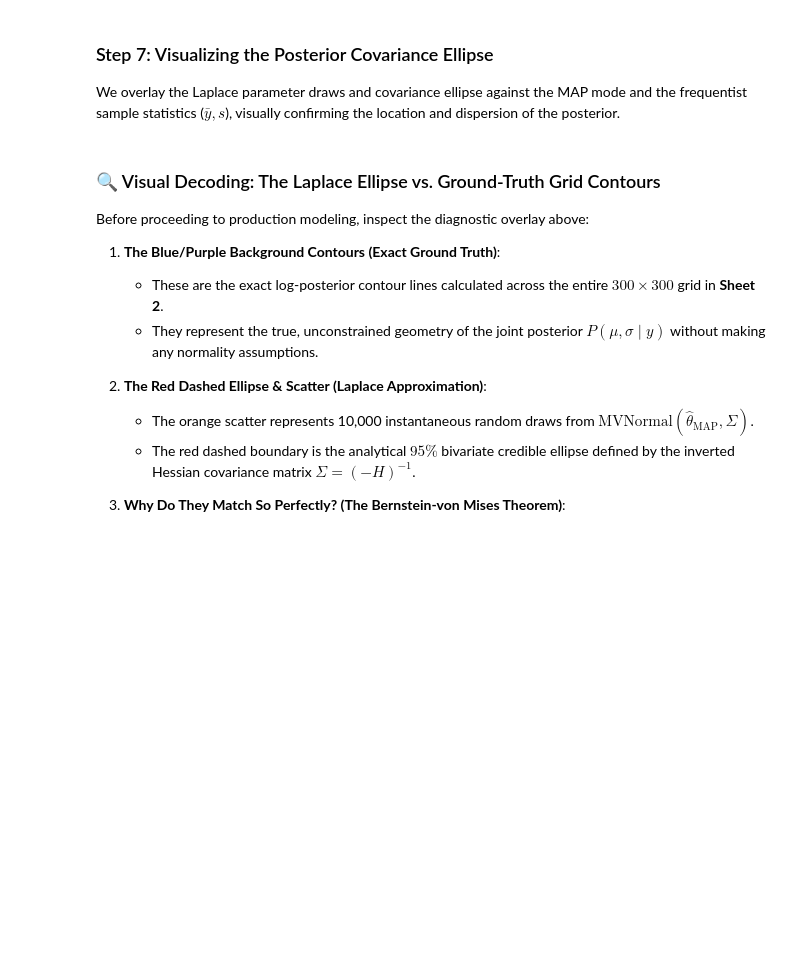
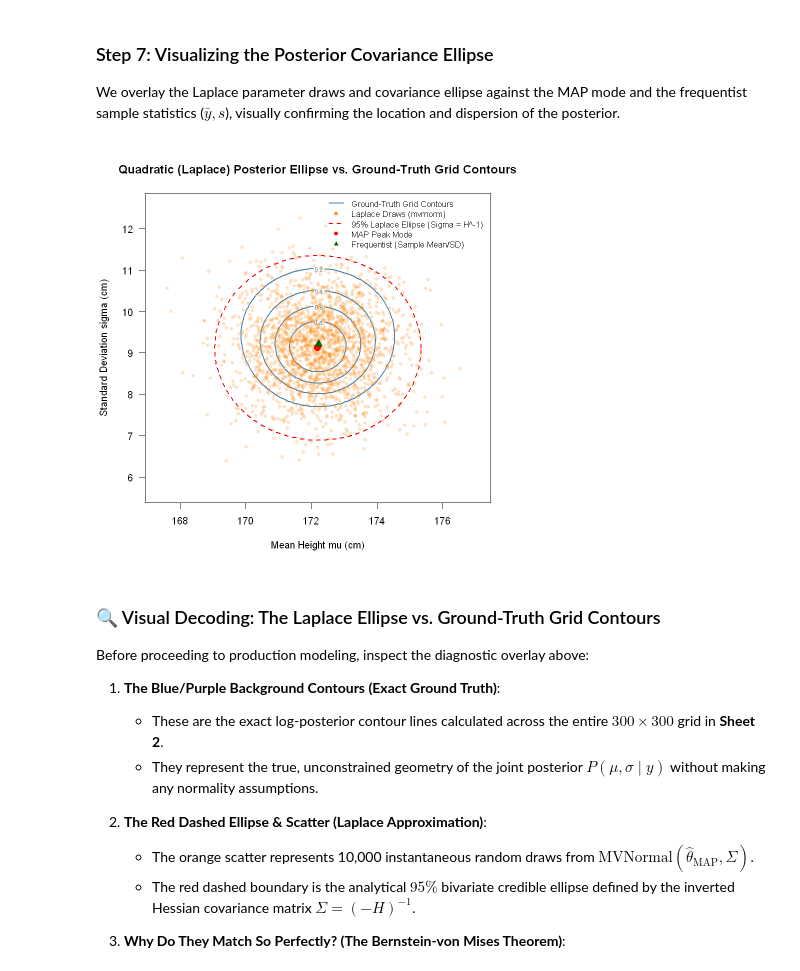
Before and after one commit to tarobins/bayesian-inference-intro, a Jupyter notebook: r/03_quadratic_laplace_approximation.ipynb, the cells around one changed output. Cells and saved outputs as stored; diff of their text form; code cells hidden in the pictures; blank space fills up the shorter version.

```diff
--- a/r/03_quadratic_laplace_approximation.ipynb
+++ b/r/03_quadratic_laplace_approximation.ipynb
@@ -557,17 +569,39 @@ Posterior Mean (sigma):  9.12 cm (SD: 0.919 cm)
 ### Step 7: Visualizing the Posterior Covariance Ellipse
 We overlay the Laplace parameter draws and covariance ellipse against the MAP mode and the frequentist sample statistics ($\bar{y}, s$), visually confirming the location and dispersion of the posterior.
 # %%
-# --- Step 7: Visual Comparison: 2D Joint Posterior Ellipse ---
-plot(quap_samples[1:2000, "mu"], quap_samples[1:2000, "sigma"],
-     col = rgb(0, 0, 0.7, 0.25), pch = 16, cex = 0.8, las = 1,
-     main = "Quadratic (Laplace) Posterior Distribution: mu vs sigma",
-     xlab = "Mean Height mu (cm)", ylab = "Standard Deviation sigma (cm)")
+# --- Step 7: Visual Comparison: 2D Joint Posterior Ellipse vs Ground-Truth Contours ---
+# 1. Exact Ground-Truth Posterior Contours on local grid
+mu_seq    <- seq(map_estimates["mu"] - 3.8 * std_errors[1], map_estimates["mu"] + 3.8 * std_errors[1], length.out = 100)
+sigma_seq <- seq(map_estimates["sigma"] - 3.8 * std_errors[2], map_estimates["sigma"] + 3.8 * std_errors[2], length.out = 100)
+
+grid_post <- outer(mu_seq, sigma_seq, Vectorize(function(m, s) {
+  if (s <= 0 || s >= 30) return(-1e10)
+  sum(dnorm(heights, mean = m, sd = s, log = TRUE)) +
+    dnorm(m, mean = 170, sd = 15, log = TRUE) +
+    dunif(s, min = 0, max = 30, log = TRUE)
+}))
+grid_density <- exp(grid_post - max(grid_post))
+
+# 2. Analytical 95% Bivariate Credible Ellipse from Inverted Hessian Sigma = H^-1
+angles     <- seq(0, 2 * pi, length.out = 200)
+circle     <- rbind(cos(angles), sin(angles))
+ellipse_95 <- t(map_estimates + sqrt(5.99146) * t(chol(vcov_matrix)) %*% circle)
+
+# 3. Base R Overlay: Contours + Laplace Draws + 95% Ellipse + Points
+contour(mu_seq, sigma_seq, grid_density, nlevels = 6, col = "steelblue", lwd = 1.6, las = 1,
+        main = "Quadratic (Laplace) Posterior Ellipse vs. Ground-Truth Grid Contours",
+        xlab = "Mean Height mu (cm)", ylab = "Standard Deviation sigma (cm)")
+points(quap_samples[1:2000, "mu"], quap_samples[1:2000, "sigma"],
+       col = rgb(1, 0.5, 0, 0.22), pch = 16, cex = 0.8)
+lines(ellipse_95[, 1], ellipse_95[, 2], col = "red", lty = 2, lwd = 2.2)
 points(map_estimates["mu"], map_estimates["sigma"], col = "red", pch = 19, cex = 1.6)
-# Add frequentist sample mean and sample SD for reference
 points(mean(heights), sd(heights), col = "darkgreen", pch = 17, cex = 1.4)
 legend("topright",
-       legend = c("Laplace Draws (mvrnorm)", "MAP Peak Mode", "Frequentist (Sample Mean/SD)"),
-       col = c("darkblue", "red", "darkgreen"), pch = c(16, 19, 17), bty = "n")
+       legend = c("Ground-Truth Grid Contours", "Laplace Draws (mvrnorm)", "95% Laplace Ellipse (Sigma = H^-1)", "MAP Peak Mode", "Frequentist (Sample Mean/SD)"),
+       col = c("steelblue", rgb(1, 0.5, 0, 0.8), "red", "red", "darkgreen"),
+       lty = c(1, NA, 2, NA, NA), pch = c(NA, 16, NA, 19, 17), lwd = c(1.6, NA, 2.2, NA, NA), bty = "n", cex = 0.85)
+# %% [output]
+[figure, added]
 # %% [markdown]
 ### 🔍 Visual Decoding: The Laplace Ellipse vs. Ground-Truth Grid Contours
 
```
Also changed, not shown: parts of 7 cells of this notebook, 1 other file.
